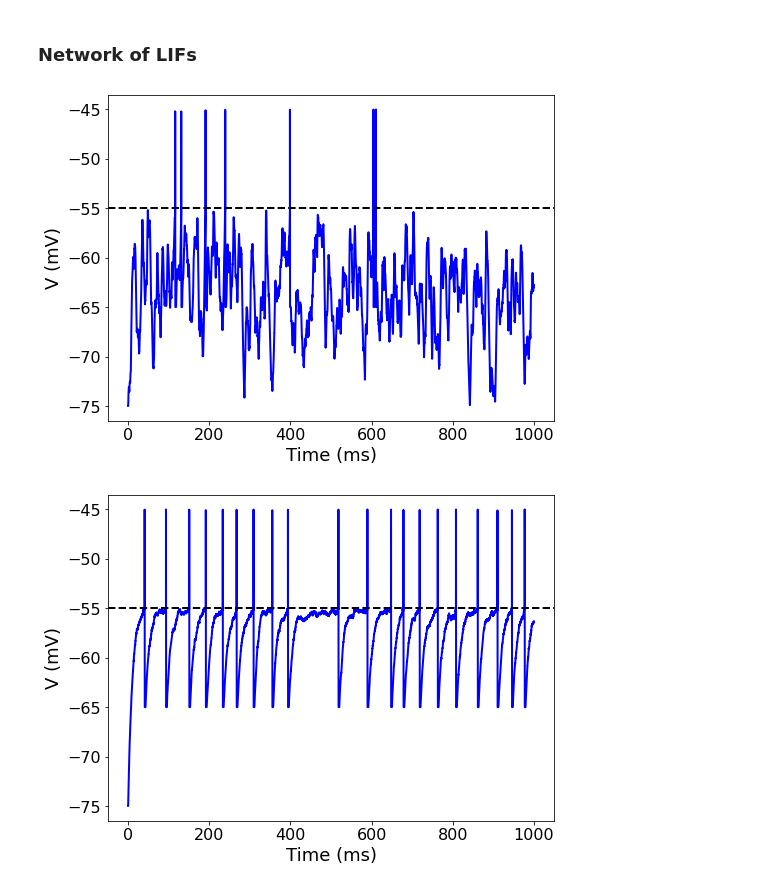
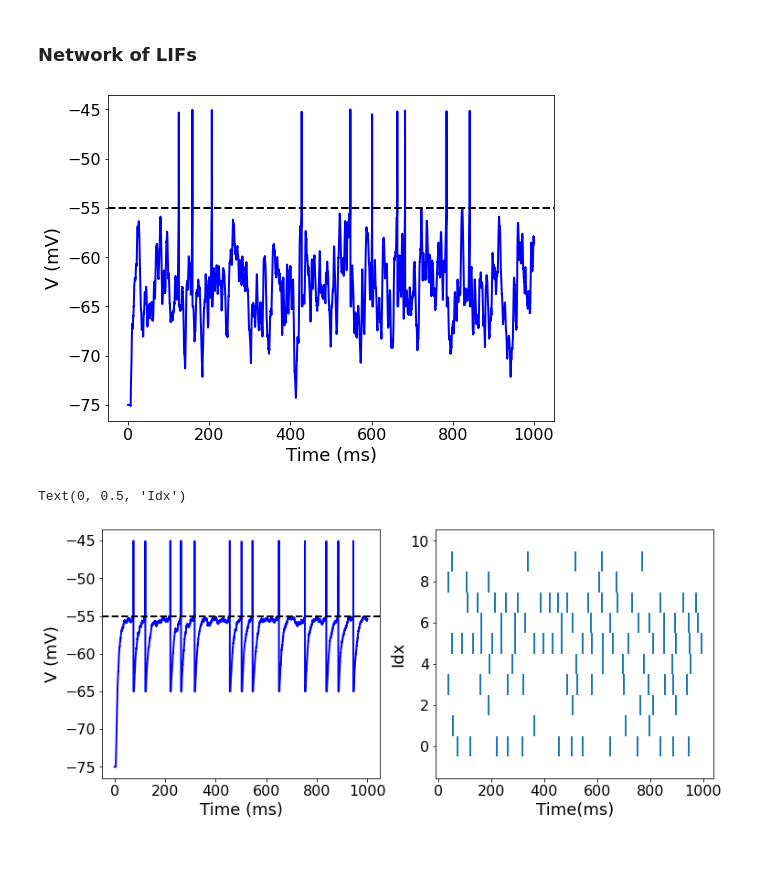
Before and after one commit to michaelglh/STG, a Jupyter notebook: lif.ipynb, the cells around one changed output. Drawn from its saved outputs; the diff is of its cells as text; code cells hidden in the pictures; blank space fills up the shorter version.

```diff
--- a/lif.ipynb
+++ b/lif.ipynb
@@ -33,8 +34,8 @@ from lib.input import Poisson_generator, Gaussian_generator
 from lib.conn import Simulator
 from lib.helper import plot_volt_trace
 
-T, dt = 1e3, 0.1
-wt = 1.
+T, dt = 1e3, 0.1    # simulation period(ms), step size(ms)
+wt, dl = 1., 5.
 rt = 1e3
 
 # simualtor
@@ -43,13 +44,13 @@ h = Simulator(dt=dt)
 # neurons
 nrn = LIF(sim=h)
 
-# inputs
-exc_in = Poisson_generator(sim=h, rate=rt)
+# Poisson spike train inputs
+exc_in = Poisson_generator(sim=h, rate=rt)  # rt: poisson spike train rate
 inh_in = Poisson_generator(sim=h, rate=rt)
 
-# connection
-nrn.connect(exc_in, {'weight': wt})
-nrn.connect(inh_in, {'weight': -wt})
+# connecting inputs to neurons
+nrn.connect(exc_in, {'weight': wt, 'delay':dl}) # synaptic strength, synaptic delay(ms)
+nrn.connect(inh_in, {'weight': -wt, 'delay':dl})
 
 # simulate|
 h.run(T)
@@ -58,32 +59,43 @@ h.run(T)
 plt_par = {'dt':dt, 'range_t':np.arange(0., T, dt), 'V_th':-55.}
 plot_volt_trace(plt_par, nrn.v, np.array(nrn.rec_spikes))
 # %% [output]
-[figure, old version]
+[figure, new version]
 # %%
-T, dt = 1e3, 0.1
-N = 10
-mean, std = 200., 40.
-wt = 1.
+T, dt = 1e3, 0.1        # simulation period(ms), step size(ms)
+N = 10                  # number of neurons
+mean, std = 200., 40.   # background noise
+wt, dl = 1., 5.
 
 # simualtor
 h = Simulator(dt=dt)
 
 # network of neurons
 nrns = [LIF(sim=h) for _ in range(N)]
 
 # background noise
 noises = [Gaussian_generator(sim=h, mean=mean, std=std) for _ in range(N)]
 for noise, nrn in zip(noises, nrns):
-    nrn.connect(noise, {'weight':1.})
+    nrn.connect(noise, {'weight':wt, 'delay':dl})
 
 # recurrent connections
-# h.connect(nrns, nrns, {'weight': np.random.rand(N,N)*(np.random.rand(N,N)<0.5), 'delay': np.random.uniform(2., 5., (N,N))})
+p, w = 0.5, -1 # connection probability, connection strength
+h.connect(nrns, nrns, {'weight': np.random.rand(N,N)*(np.random.rand(N,N)< p)*w, 'delay': np.random.uniform(2., 5., (N,N))})  # random recurrent inhibition with probablity p, strength w and delay between 2 to 5 ms
 
 # simulation
 h.run(T)
 
 # visualize
+plt.subplots(1,2,figsize=(12,5))
+plt.subplot(1,2,1)
 plt_par = {'dt':dt, 'range_t':np.arange(0., T, dt), 'V_th':-55.}
 plot_volt_trace(plt_par, nrns[0].v, np.array(nrns[0].rec_spikes))
+
+# raster plots of population
+spike_trains = [nrn.rec_spikes for nrn in nrns]
+plt.subplot(1,2,2)
+plt.eventplot(spike_trains);
+plt.xlabel('Time(ms)')
+plt.ylabel('Idx')
 # %% [output]
+Text(0, 0.5, 'Idx')
-[figure, old version]
+[figure, new version]
```
Also changed, not shown: parts of 1 cell of this notebook, 3 other files.
